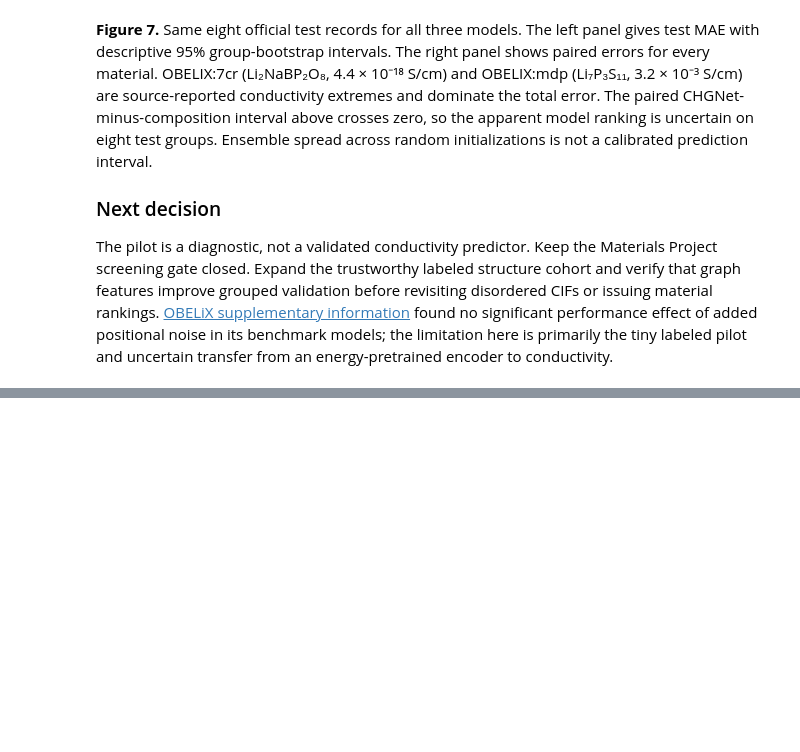
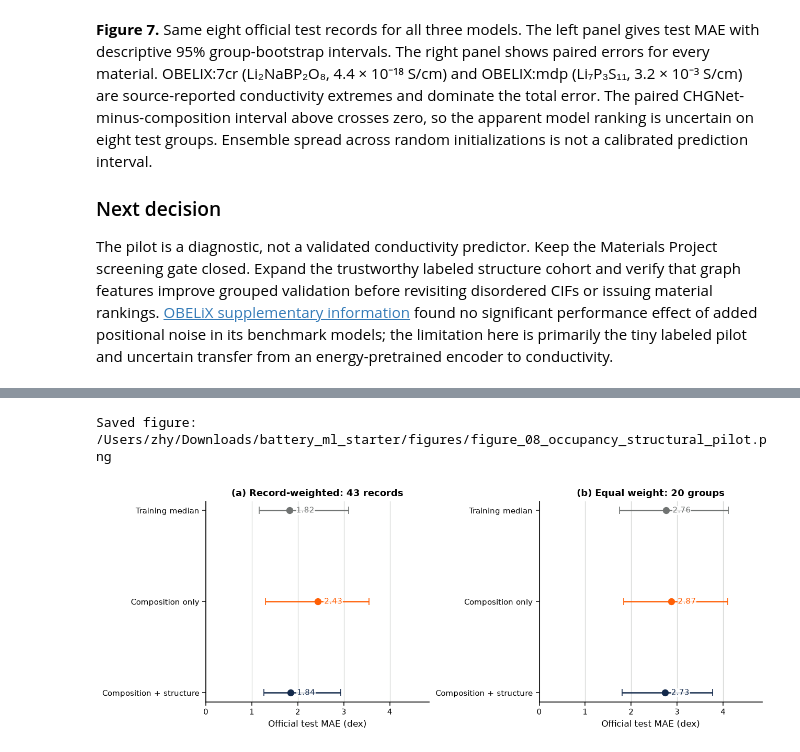
Before and after one commit to ZJYang-96485/Physics-Informed-Neural-Network-and-Multiscale-Simulations-for-Lithium-Ion-Conductors, a Jupyter notebook: battery_materials_project.ipynb, the cells around one changed output, grey strips where cells are left out. Saved outputs shown, nothing was run; the diff lists cells and outputs as text; code cells hidden in the pictures; blank space fills up the shorter version.

Commit message:
Audit occupancy-aware structure features on expanded cohort

```diff
--- a/battery_materials_project.ipynb
+++ b/battery_materials_project.ipynb
@@ -2793,0 +3094,33 @@ The pilot is a diagnostic, not a validated conductivity predictor. Keep the Mate
+# %%
+fig,axes=plt.subplots(1,2,figsize=(10.6,3.9),constrained_layout=True)
+names=["Training median","Composition MLP","Composition + structure MLP"]
+short_names=["Training median","Composition only","Composition + structure"]
+colors=[ILLINI_STORM,ILLINI_ORANGE,ILLINI_BLUE]
+results=descriptor_result_table.set_index("model").loc[names]
+panel_specs=[
+    ("official_test_MAE_dex","bootstrap_MAE_low","bootstrap_MAE_high",
+     "(a) Record-weighted: 43 records"),
+    ("group_balanced_MAE_dex","group_balanced_low","group_balanced_high",
+     "(b) Equal weight: 20 groups"),
+]
+for axis,(estimate_col,low_col,high_col,title) in zip(axes,panel_specs):
+    for y,(name,color) in enumerate(zip(names,colors)):
+        result=results.loc[name]
+        point=result[estimate_col]
+        axis.errorbar(point,y,xerr=[[point-result[low_col]],
+            [result[high_col]-point]],fmt="o",color=color,
+            ecolor=color,capsize=4,markersize=7)
+        axis.text(point+.14,y,f"{point:.2f}",va="center",color=color,fontsize=9,
+            bbox={"facecolor":"white","edgecolor":"none","alpha":.85,"pad":.5})
+    axis.set_yticks(range(3),short_names)
+    axis.invert_yaxis()
+    axis.set_xlim(0,max(results.bootstrap_MAE_high.max(),
+                       results.group_balanced_high.max())*1.18)
+    axis.set_xlabel("Official test MAE (dex)")
+    axis.set_title(title)
+    finish_axis(axis,"x")
+save_report_figure(fig,"figure_08_occupancy_structural_pilot.png")
+plt.show()
+# %% [output]
+Saved figure: /Users/zhy/Downloads/battery_ml_starter/figures/figure_08_occupancy_structural_pilot.png
+[figure, added]
```
Also changed, not shown: parts of 5 cells of this notebook, 6 other files.
